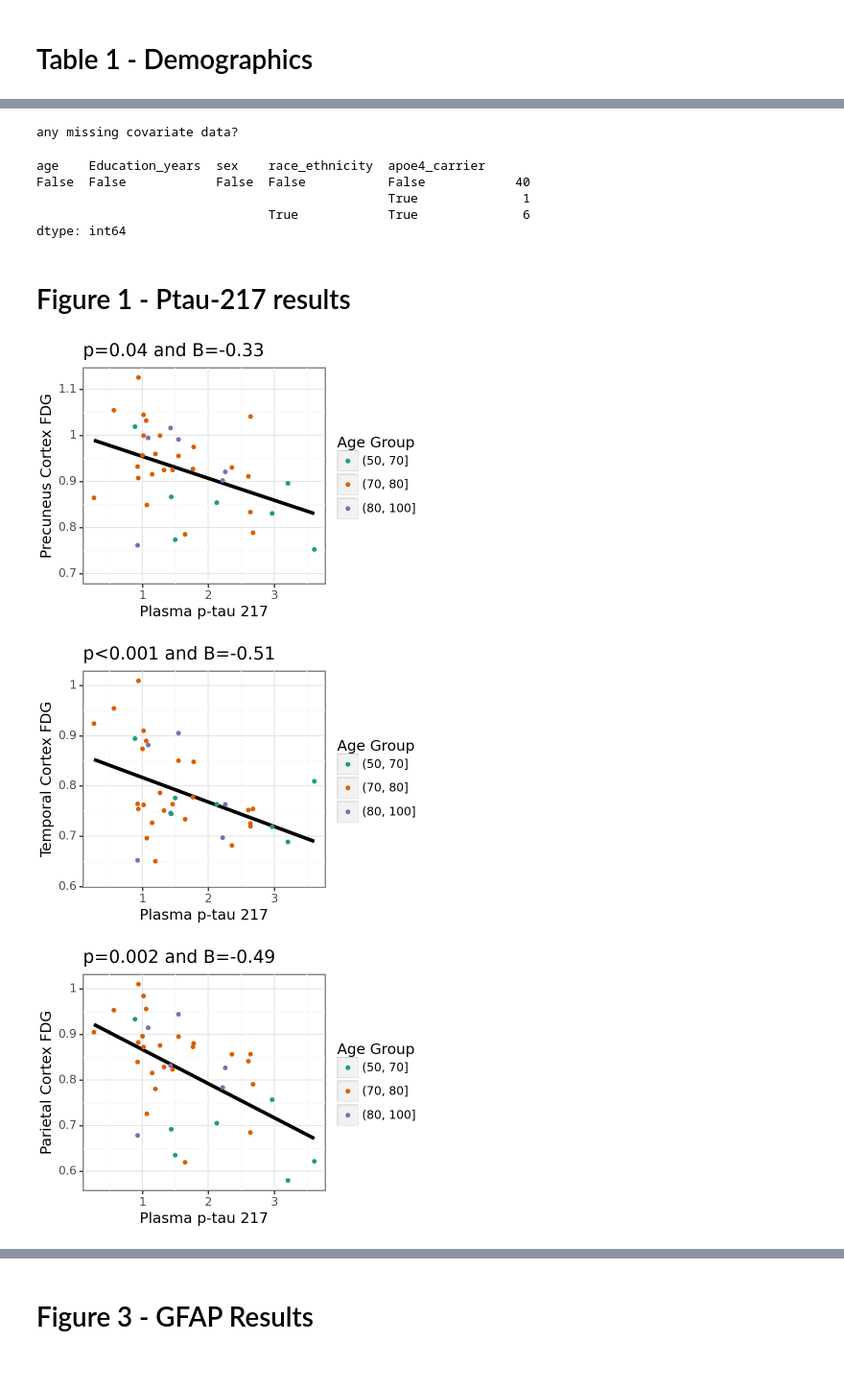
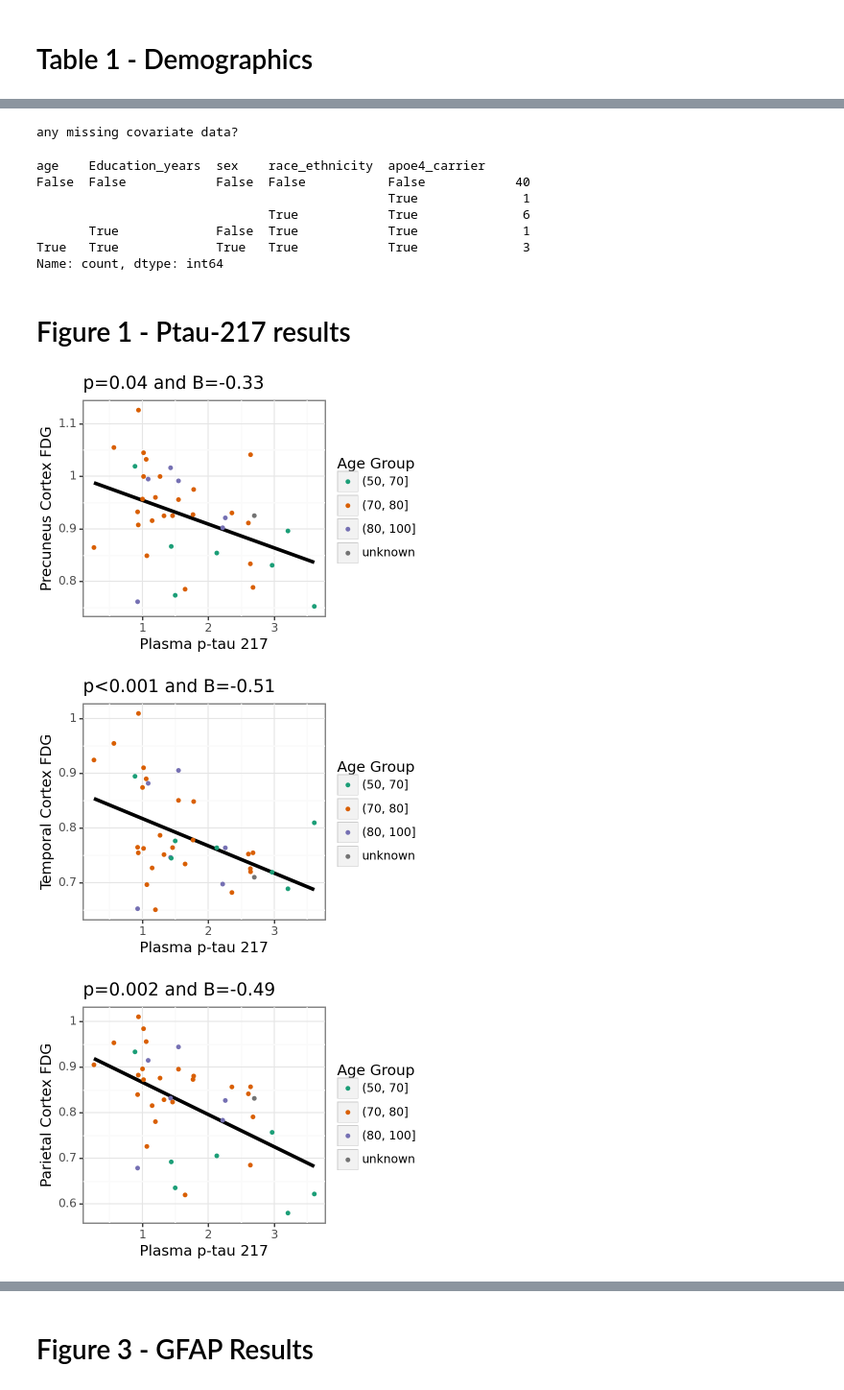
Before and after one commit to lnkoenig/ptau-217-and-FDG-PET-AD---official-copy, a Jupyter notebook: 08_paper_graphs.ipynb, the cells around one changed output, grey strips where cells are left out. Shown at 96% size. Drawn from its saved outputs; the diff is of its cells as text; code cells hidden in the pictures.

```diff
--- a/08_paper_graphs.ipynb
+++ b/08_paper_graphs.ipynb
@@ -19,7 +19,7 @@ data_folder_loc = '//admsyn/Primary/ADM/CustomerStudies/Rockefeller/Riluzole_Bio
 code_folder_loc = '//admsyn/homes/@DH-ADMDX/0/lauren.koenig-1606/code/Riluzole FDG/'
 
 biomarker_relationship_results_log10, biomarker_relationship_results_raw, all_data = pd.read_pickle(code_folder_loc + '/output/04_data_new_para_rr.pkl')
-all_data = all_data[all_data['timepoint'].isin(['base']) & all_data['age'].notna() & all_data['Education_years'].notna()]
+all_data = all_data[all_data['timepoint'].isin(['base'])]
 
 all_data = all_data.rename(columns = {'race':'race_ethnicity'})
 # %%
@@ -169,7 +172,9 @@ age    Education_years  sex    race_ethnicity  apoe4_carrier
 False  False            False  False           False            40
                                                True              1
                                True            True              6
-dtype: int64
+       True             False  True            True              1
+True   True             True   True            True              3
+Name: count, dtype: int64
 # %% [markdown]
 # Figure 1 - Ptau-217 results
 # %%
@@ -181,7 +186,7 @@ y_var = 'Precun_gm'
 p_value = biomarker_relationship_results_log10.loc[biomarker_relationship_results_log10['x_var'].isin([x_var]) & biomarker_relationship_results_log10['y_var'].isin([y_var]), pvals_to_consider[0]].reset_index(drop=True)[0]
 B_value = biomarker_relationship_results_log10.loc[biomarker_relationship_results_log10['x_var'].isin([x_var]) & biomarker_relationship_results_log10['y_var'].isin([y_var]), Bval_to_grab].reset_index(drop=True)[0].round(2).astype('str')
 fig_1a =  (
-            p9.ggplot(all_data, p9.aes(x = x_var, y = y_var, color = color_group))
+            p9.ggplot(all_data[all_data[[color_group, x_var, y_var]].notna().all(axis = 1)], p9.aes(x = x_var, y = y_var, color = color_group))
             + p9.theme_bw(base_size = 11)
             + p9.geom_smooth(size = 1.5, se = False, alpha = 1, color = 'black', method = 'lm')
             + p9.geom_point(size = 1.0)
@@ -195,7 +200,7 @@ y_var = 'Temp_gm'
 p_value = biomarker_relationship_results_log10.loc[biomarker_relationship_results_log10['x_var'].isin([x_var]) & biomarker_relationship_results_log10['y_var'].isin([y_var]), pvals_to_consider[0]].reset_index(drop=True)[0]
 B_value = biomarker_relationship_results_log10.loc[biomarker_relationship_results_log10['x_var'].isin([x_var]) & biomarker_relationship_results_log10['y_var'].isin([y_var]), Bval_to_grab].reset_index(drop=True)[0].round(2).astype('str')
 fig_1b =  (
-            p9.ggplot(all_data, p9.aes(x = x_var, y = y_var, color = color_group))
+            p9.ggplot(all_data[all_data[[color_group, x_var, y_var]].notna().all(axis = 1)], p9.aes(x = x_var, y = y_var, color = color_group))
             + p9.theme_bw(base_size = 11)
             + p9.geom_smooth(size = 1.5, se = False, alpha = 1, color = 'black', method = 'lm')
             + p9.geom_point(size = 1.0)
@@ -209,7 +214,7 @@ y_var = 'Par_gm'
 p_value = biomarker_relationship_results_log10.loc[biomarker_relationship_results_log10['x_var'].isin([x_var]) & biomarker_relationship_results_log10['y_var'].isin([y_var]), pvals_to_consider[0]].reset_index(drop=True)[0]
 B_value = biomarker_relationship_results_log10.loc[biomarker_relationship_results_log10['x_var'].isin([x_var]) & biomarker_relationship_results_log10['y_var'].isin([y_var]), Bval_to_grab].reset_index(drop=True)[0].round(2).astype('str')
 fig_1c =  (
-            p9.ggplot(all_data, p9.aes(x = x_var, y = y_var, color = color_group))
+            p9.ggplot(all_data[all_data[[color_group, x_var, y_var]].notna().all(axis = 1)], p9.aes(x = x_var, y = y_var, color = color_group))
             + p9.theme_bw(base_size = 11)
             + p9.geom_smooth(size = 1.5, se = False, alpha = 1, color = 'black', method = 'lm')
             + p9.geom_point(size = 1.0)
@@ -217,38 +222,38 @@ fig_1c =  (
             + p9.scale_color_manual(['#1b9e77', '#d95f02', '#7570b3', '#737373'])
         )
 print(fig_1c)
 
 x_var = 'pTau217'
 y_var = 'bvrt'
 p_value = biomarker_relationship_results_log10.loc[biomarker_relationship_results_log10['x_var'].isin([x_var]) & biomarker_relationship_results_log10['y_var'].isin([y_var]), pvals_to_consider[0]].reset_index(drop=True)[0]
 B_value = biomarker_relationship_results_log10.loc[biomarker_relationship_results_log10['x_var'].isin([x_var]) & biomarker_relationship_results_log10['y_var'].isin([y_var]), Bval_to_grab].reset_index(drop=True)[0].round(2).astype('str')
 fig_1d =  (
-            p9.ggplot(all_data, p9.aes(x = x_var, y = y_var, color = color_group))
+            p9.ggplot(all_data[all_data[[color_group, x_var, y_var]].notna().all(axis = 1)], p9.aes(x = x_var, y = y_var, color = color_group))
             + p9.theme_bw(base_size = 11)
             + p9.geom_smooth(size = 1.5, se = False, alpha = 1, color = 'black', method = 'lm')
             + p9.geom_point(size = 1.0)
             + p9.labs(title = (pval_rounder(p_value)+ ' and B=' + B_value), x=real_name(x_var), y=real_name(y_var), color=real_name(color_group))
             + p9.scale_color_manual(['#1b9e77', '#d95f02', '#7570b3', '#737373'])
         )
 print(fig_1d)
 
 x_var = 'pTau217'
 y_var = 'tma'
 p_value = biomarker_relationship_results_log10.loc[biomarker_relationship_results_log10['x_var'].isin([x_var]) & biomarker_relationship_results_log10['y_var'].isin([y_var]), pvals_to_consider[0]].reset_index(drop=True)[0]
 B_value = biomarker_relationship_results_log10.loc[biomarker_relationship_results_log10['x_var'].isin([x_var]) & biomarker_relationship_results_log10['y_var'].isin([y_var]), Bval_to_grab].reset_index(drop=True)[0].round(2).astype('str')
 fig_1e =  (
-            p9.ggplot(all_data, p9.aes(x = x_var, y = y_var, color = color_group))
+            p9.ggplot(all_data[all_data[[color_group, x_var, y_var]].notna().all(axis = 1)], p9.aes(x = x_var, y = y_var, color = color_group))
             + p9.theme_bw(base_size = 11)
             + p9.geom_smooth(size = 1.5, se = False, alpha = 1, color = 'black', method = 'lm')
             + p9.geom_point(size = 1.0)
             + p9.labs(title = (pval_rounder(p_value) + ' and B=' + B_value), x=real_name(x_var), y=real_name(y_var), color=real_name(color_group))
             + p9.scale_color_manual(['#1b9e77', '#d95f02', '#7570b3', '#737373'])
         )
 print(fig_1e)
 # %% [output]
-[figure, old version]
+[figure, new version]
-[figure, old version]
+[figure, new version]
-[figure, old version]
+[figure, new version]
 [figure]
 [figure]
 # %% [markdown]
```
Also changed, not shown: parts of 11 cells of this notebook.
